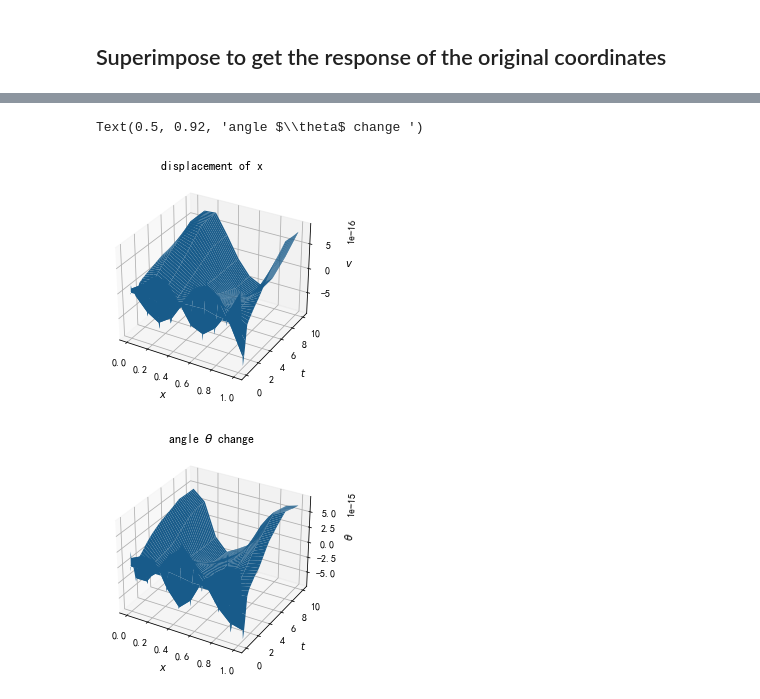
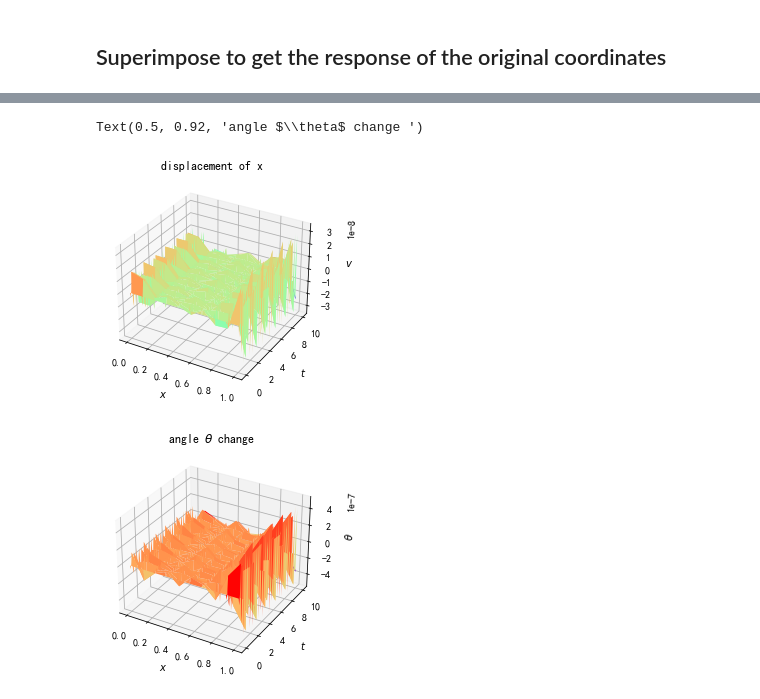
Before and after one commit to WindyLuf/Beam-Project, a Jupyter notebook: prapare.ipynb, the cells around one changed output, grey strips where cells are left out. Cells and saved outputs as stored; diff of their text form; code cells hidden in the pictures.

```diff
--- a/prapare.ipynb
+++ b/prapare.ipynb
@@ -71,10 +71,10 @@ def beam_matrx_add(num_elems):
             F_end : Overall force matrix without fixed end constraints
             F     : Overall force matrix
     """
-    M = np.zeros((2*num_elems+2,2*num_elems+2))
-    K = np.zeros((2*num_elems+2,2*num_elems+2))
-    C = np.zeros((2*num_elems+2,2*num_elems+2))
-    F = np.zeros(2*num_elems+2)
+    M_all = np.zeros((2*num_elems+2,2*num_elems+2))
+    K_all = np.zeros((2*num_elems+2,2*num_elems+2))
+    C_all = np.zeros((2*num_elems+2,2*num_elems+2))
+    F_all = np.zeros(2*num_elems+2)
 
     for i in range(num_elems):
         M_temp = np.zeros((2*num_elems+2,2*num_elems+2))
@@ -85,15 +85,15 @@ def beam_matrx_add(num_elems):
         K_temp[2*i:2*i+4, 2*i:2*i+4] = k    # Slice assignment
         C_temp[2*i:2*i+4, 2*i:2*i+4] = c
         F_temp[2*i:2*i+4] = f
-        M += M_temp
-        K += K_temp
-        C += C_temp
-        F += F_temp
-    M_end = M[2:,2:]    #Remove fixed end degrees of freedom: The first two rows and the first two columns
-    K_end = K[2:,2:]
-    C_end = C[2:,2:]
-    F_end = F[2:]
-    return M_end , K_end ,C_end ,F_end , F
+        M_all += M_temp
+        K_all += K_temp
+        C_all += C_temp
+        F_all += F_temp
+    M = M_all[2:,2:]    # Remove fixed end degrees of freedom: The first two rows and the first two columns
+    K = K_all[2:,2:]
+    C = C_all[2:,2:]
+    F = F_all[2:]
+    return M , K , C, F , F_all
 
 M , K , C , F_end , F = beam_matrx_add( num_elems ) # K.shape =(20, 20)
 M.shape
@@ -144,10 +144,11 @@ Text(0.5, 1.0, 'Analytical solution in vibration mechanics ')
 # %% [markdown]
 ## Solve ordinary differential equations
 # %%
-result = np.zeros( ( t_totality , len(omega) ) ) #(101,20)
+result = np.zeros( ( t_totality , len(omega) ) )    #(101,20)
 
 def diff(y,t):                                      # define ODE
-    F_i = fai[: ,i].T  @ F_end * 10**-8 * x[ int(i/2) ]/L * np.sin(1.1*omega_1*t)
+    F_i = fai[: ,i].T  @ F_end * x[ int(i/2) ]/L * np.sin(1.1*omega_1*t)
+    # F_i = fai[: ,i].T  @ F_end * np.sin( 1.1*omega_1*t )
     # F_i = fai[: ,i].T  @ F_end * 10**-8 * np.sin(1.1*omega_1*t)
     yt, theta = y
     return theta , (F_i-K_i*yt-C_i*theta) / M_i
@@ -177,26 +178,26 @@ x_result.shape # =(20, 101)=( len(omega),t_totality )
 # %%
 fig = plt.figure()
 ax = fig.add_subplot(111,projection = '3d')
 X,T = np.meshgrid( np.linspace(0,1,num_elems),t )
-ax.plot_surface(X,T,x_result[::2,::].T)
+ax.plot_surface(X,T,x_result[::2,::].T,cmap='rainbow')
 ax.set_xlabel('$x$')
 ax.set_ylabel('$t$')
 ax.set_zlabel('$v$')
 ax.set_title('displacement of x')
 
 
 fig1 = plt.figure()
 ax1 = fig1.add_subplot(111,projection = '3d')
 X,T = np.meshgrid( np.linspace(0,1,num_elems),t )
-ax1.plot_surface(X,T,x_result[1:2*num_elems:2,::].T)
+ax1.plot_surface(X,T,x_result[1:2*num_elems:2,::].T,cmap='rainbow')
 ax1.set_xlabel('$x$')
 ax1.set_ylabel('$t$')
 ax1.set_zlabel(r'$\theta $')
 ax1.set_title('angle 'r'$\theta$ change ')
 # %% [output]
 Text(0.5, 0.92, 'angle $\\theta$ change ')
-[figure, old version]
+[figure, new version]
-[figure, old version]
+[figure, new version]
 # %%
 plt.plot( t,x_result[18,:])
 plt.xlabel('$t$')
```
Also changed, not shown: parts of 19 cells of this notebook, 4 other files.
